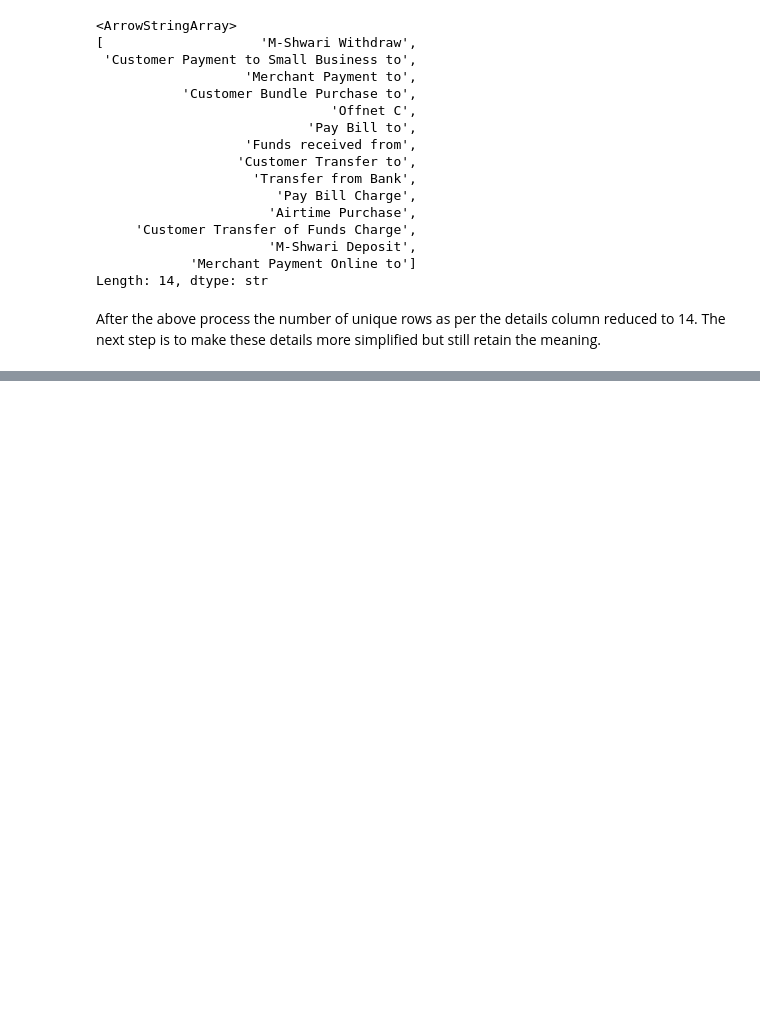
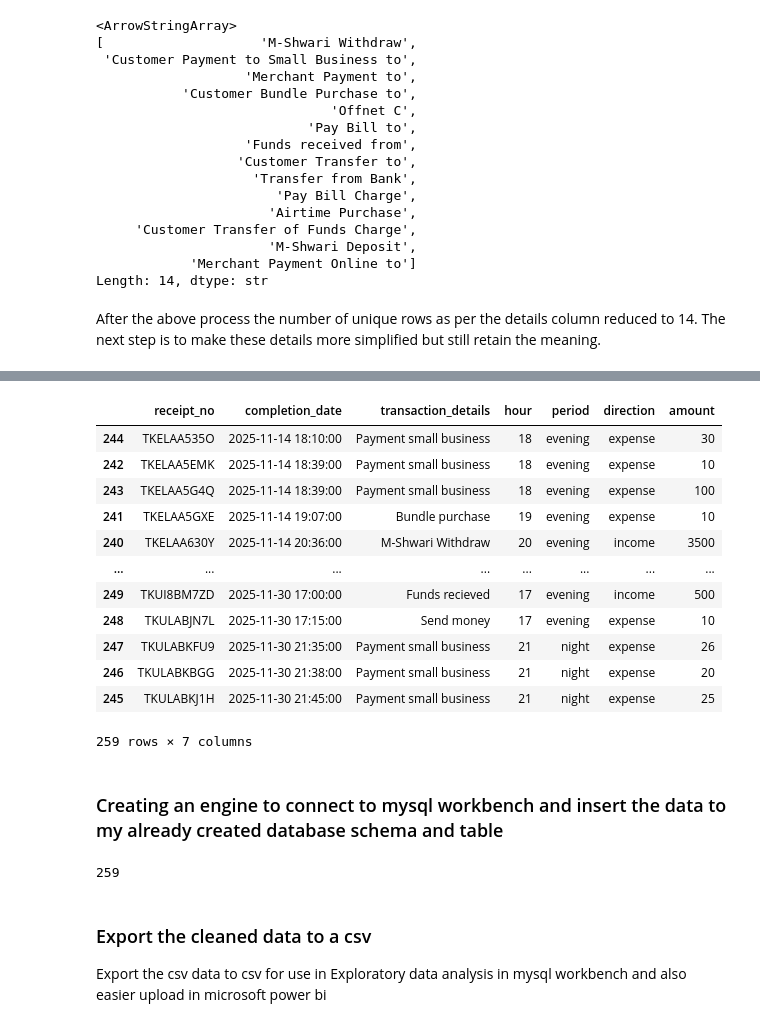
Before and after one commit to Alfred-142/Project_one, a Jupyter notebook: statements_data_cleaning.ipynb, the cells around one changed output, grey strips where cells are left out. Cells and saved outputs as stored; diff of their text form; code cells hidden in the pictures; blank space fills up the shorter version.

Commit message:
updated data cleaning notebook

```diff
--- a/statements_data_cleaning.ipynb
+++ b/statements_data_cleaning.ipynb
@@ -138,14 +138,14 @@ df
 259 rows × 5 columns
 # %%
 # conevert the date time column to datetime
-df["completion Date time"] = pd.to_datetime(df["completion Date time"], dayfirst = True)
+df["Completion Date Time"] = pd.to_datetime(df["Completion Date Time"], dayfirst = True)
 
 # create a new column to categorise the time as morning, afternoon, evening, night
-df["Hour"] = df["completion Date time"].dt.hour
+df["Hour"] = df["Completion Date Time"].dt.hour
 # categorise
 # pd.cut is a method used to categorise or sort values into bins
 df["Period"] = pd.cut(x=df["Hour"],
-                     bins=[6,12,16,20,24],
+                     bins=[0,12,16,20,24],
                      labels = ["morning", "afternoon", "evening", "night"])
 # %%
 df
@@ -164,7 +164,7 @@ df
 | 245 | TKULABKJ1H | 2025-11-30 21:45:00 | Payment small business | 0 | 25 | 21 | night |
 259 rows × 7 columns
 # %%
-df["Completion Date"] = pd.to_datetime(df["Completion Date"], dayfirst=True)
+df["Completion Date Time"] = pd.to_datetime(df["Completion Date Time"], dayfirst=True)
 df.info()
 # %% [output]
 <class 'pandas.DataFrame'>
@@ -198,6 +197,3 @@ df
 | 246 | TKULABKBGG | 2025-11-30 21:38:00 | Payment small business | 0 | 20 | 21 | night |
 | 245 | TKULABKJ1H | 2025-11-30 21:45:00 | Payment small business | 0 | 25 | 21 | night |
 259 rows × 7 columns
-# %%
-# rename column appropriately
-df = df.rename(columns={"completion Date time":"Completion Date Time"})
@@ -224,0 +242,11 @@ df.to_csv("C:/Users/alfie/OneDrive/Documentos/PROJECT_FOLDER/statements_cleaned.
+# %%
+# rename columns to match database columns
+df.rename(columns={
+    "Receipt No":"receipt_no",
+    "Completion Date Time":"completion_date",
+    "Details":"transaction_details",
+    "Paid in":"paid_in",
+    "Withdraw n":"withdrawn",
+    "Hour":"hour",
+    "Period":"period"
+}, inplace=True)
@@ -224,0 +272,26 @@ df.to_csv("C:/Users/alfie/OneDrive/Documentos/PROJECT_FOLDER/statements_cleaned.
+# %%
+# create a new column that specifies if the transacton is expense or income
+df["direction"] = df["withdrawn"].apply(lambda x:"expense" if x>0 else "income")
+# combine the paid in and withdrawn into one column named amount
+df["amount"] = df["paid_in"]+df["withdrawn"]
+
+# drop the paid in and withdrawn columns
+df.drop(columns=["paid_in", "withdrawn"], inplace=True)
+
+df
+# %% [output]
+|  | receipt_no | completion_date | transaction_details | hour | period | direction | amount |
+| 244 | TKELAA535O | 2025-11-14 18:10:00 | Payment small business | 18 | evening | expense | 30 |
+| 242 | TKELAA5EMK | 2025-11-14 18:39:00 | Payment small business | 18 | evening | expense | 10 |
+| 243 | TKELAA5G4Q | 2025-11-14 18:39:00 | Payment small business | 18 | evening | expense | 100 |
+| 241 | TKELAA5GXE | 2025-11-14 19:07:00 | Bundle purchase | 19 | evening | expense | 10 |
+| 240 | TKELAA630Y | 2025-11-14 20:36:00 | M-Shwari Withdraw | 20 | evening | income | 3500 |
+| ... | ... | ... | ... | ... | ... | ... | ... |
+| 249 | TKUI8BM7ZD | 2025-11-30 17:00:00 | Funds recieved | 17 | evening | income | 500 |
+| 248 | TKULABJN7L | 2025-11-30 17:15:00 | Send money | 17 | evening | expense | 10 |
+| 247 | TKULABKFU9 | 2025-11-30 21:35:00 | Payment small business | 21 | night | expense | 26 |
+| 246 | TKULABKBGG | 2025-11-30 21:38:00 | Payment small business | 21 | night | expense | 20 |
+| 245 | TKULABKJ1H | 2025-11-30 21:45:00 | Payment small business | 21 | night | expense | 25 |
+259 rows × 7 columns
+# %% [markdown]
+### Creating an engine to connect to mysql workbench and insert the data to my already created database schema and table
@@ -224,0 +300,11 @@ df.to_csv("C:/Users/alfie/OneDrive/Documentos/PROJECT_FOLDER/statements_cleaned.
+# %%
+from sqlalchemy import create_engine
+
+engine = create_engine("mysql+pymysql://root:14222Alfie@localhost/mpesa_statements_db")
+
+df.to_sql("statements",engine, if_exists='append', index=False)
+# %% [output]
+259
+# %% [markdown]
+### Export the cleaned data to a csv
+Export the csv data to csv for use in Exploratory data analysis in mysql workbench and also easier upload in microsoft power bi
```
Also changed, not shown: parts of 23 cells of this notebook.
